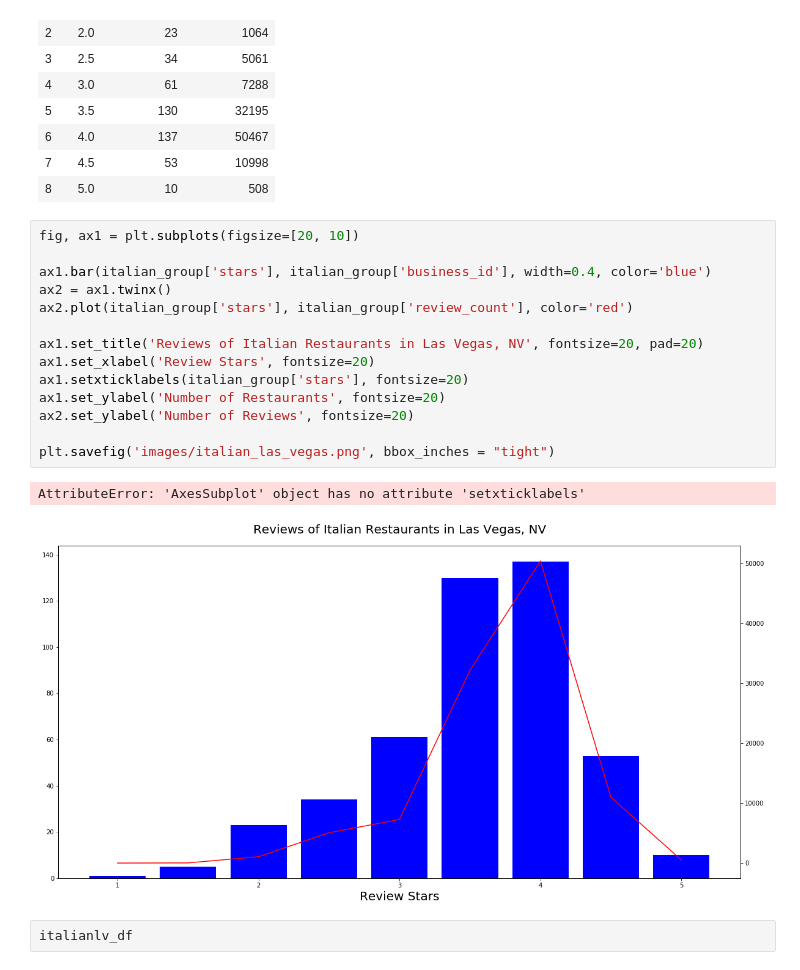
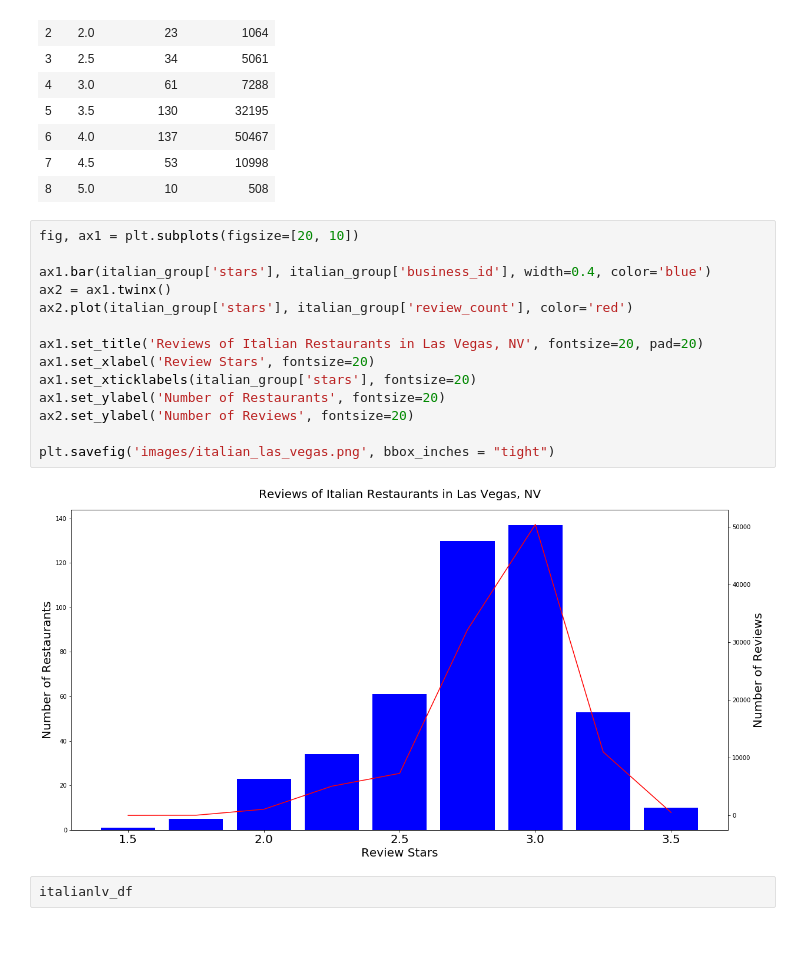
Before and after one commit to yueweng/restaurant-reviews, a Jupyter notebook: project.ipynb, the cells around one changed output. Drawn from its saved outputs; the diff is of its cells as text; blank space fills up the shorter version.

```diff
--- a/project.ipynb
+++ b/project.ipynb
@@ -1341,20 +1341,19 @@ italian_group
 # %%
 fig, ax1 = plt.subplots(figsize=[20, 10])
 
 ax1.bar(italian_group['stars'], italian_group['business_id'], width=0.4, color='blue')
 ax2 = ax1.twinx()
 ax2.plot(italian_group['stars'], italian_group['review_count'], color='red')
 
 ax1.set_title('Reviews of Italian Restaurants in Las Vegas, NV', fontsize=20, pad=20)
 ax1.set_xlabel('Review Stars', fontsize=20)
-ax1.setxticklabels(italian_group['stars'], fontsize=20)
+ax1.set_xticklabels(italian_group['stars'], fontsize=20)
 ax1.set_ylabel('Number of Restaurants', fontsize=20)
 ax2.set_ylabel('Number of Reviews', fontsize=20)
 
 plt.savefig('images/italian_las_vegas.png', bbox_inches = "tight")
 # %% [output]
-AttributeError: 'AxesSubplot' object has no attribute 'setxticklabels'
-[figure, old version]
+[figure, new version]
 # %%
 italianlv_df
 # %% [output]
```
Also changed, not shown: parts of 1 cell of this notebook, 1 other file.
